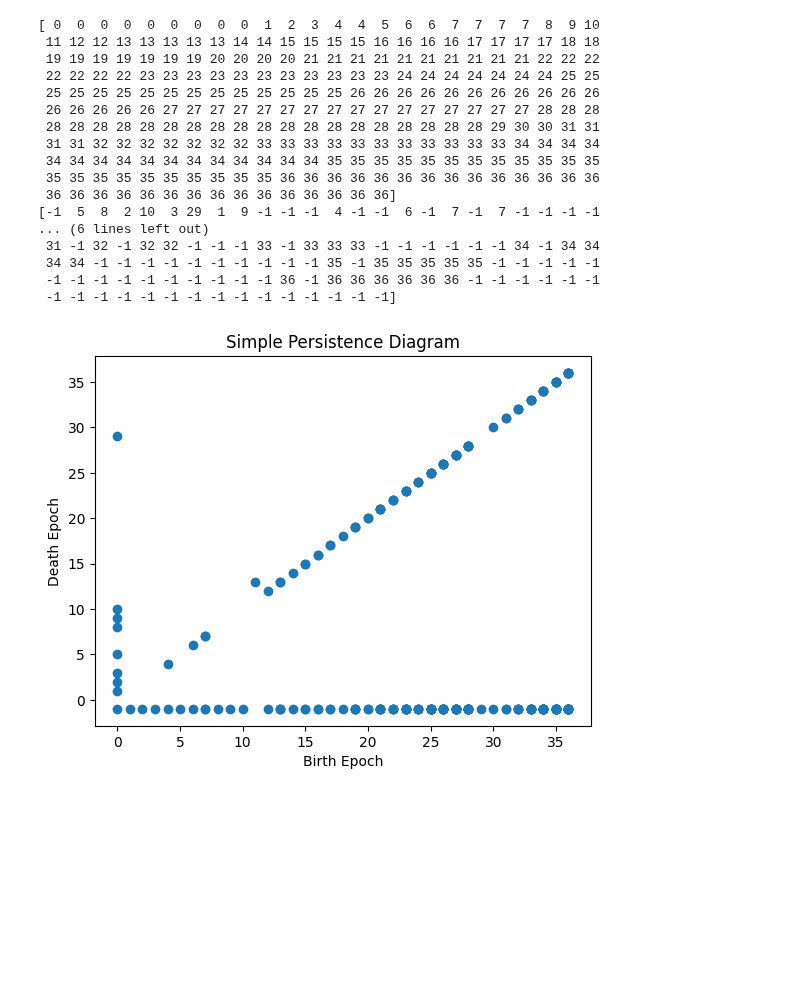
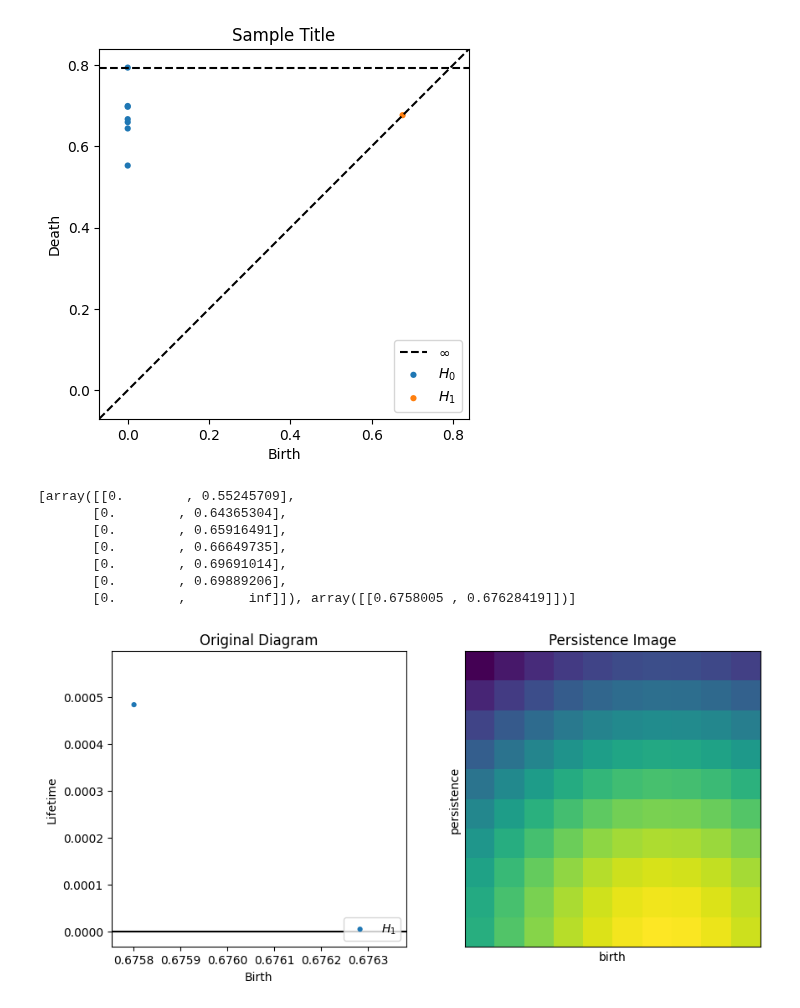
Before and after one commit to aguilin1/tda_ai_text_generation, a Jupyter notebook: tda_ai_text_detection.ipynb, the cells around one changed output. Cells and saved outputs as stored; diff of their text form; code cells hidden in the pictures; blank space fills up the shorter version.

Commit message:
added some initial persim functionality

```diff
--- a/tda_ai_text_detection.ipynb
+++ b/tda_ai_text_detection.ipynb
@@ -141,6 +133,7 @@ def run_evaluation(abstract_type, embedding_type):
   subplot = 1
   for i, embeddings in enumerate(batch_embeddings[0:6]):
     distances = angular_distance_matrix(embeddings)
+    # let's just call
     diagram = ripserFiltration(distances)
     bert_diagrams.append(diagram)
 
@@ -174,6 +167,7 @@ def run_mixed_encoding_evaluation(abstract_type, alpha, n):
 
 
   plt.show()
+  return distances
 
 run_evaluation('ai', 'bow')
 run_evaluation('human', 'bow')
@@ -181,7 +175,7 @@ run_evaluation('human', 'bow')
 run_evaluation('ai', 'bert')
 run_evaluation('human', 'bert')
 
-run_mixed_encoding_evaluation('ai', 0.5, 6)
+tempOutput = run_mixed_encoding_evaluation('ai', 0.5, 6)
 run_mixed_encoding_evaluation('ai', 0.2, 6)
 run_mixed_encoding_evaluation('human', 0.5, 6)
 run_mixed_encoding_evaluation('human', 0.2, 6)
@@ -202,3 +196,37 @@ Rips(maxdim=1, thresh=inf, coeff=2, do_cocycles=False, n_perm = None, verbose=Tr
+# %%
+import ripser
+import persim
+
+D = tempOutput
+persistenceDiagrams = ripser.ripser(D, distance_matrix=True)['dgms']
+persim.plot_diagrams(
+    persistenceDiagrams, show=True,
+    title=f"Sample Title"
+)
+
+from persim import PersistenceImager
+
+# how to set this pixel size correctly?
+pimager = PersistenceImager(pixel_size=0.1)
+
+# The `transform()` method can then be called on one or more (*,2) numpy arrays to generate persistence images from diagrams.
+persistenceImgs = pimager.transform(persistenceDiagrams[1:3])
+
+fig, axs = plt.subplots(1, 2, figsize=(10,5))
+axs[0].set_title("Original Diagram")
+persim.plot_diagrams(persistenceDiagrams[1:3],  lifetime=True, ax=axs[0], labels=["$H_1$", "$H_2$"])
+axs[1].set_title("Persistence Image")
+pimager.plot_image(persistenceImgs[0], ax=axs[1])
+# %% [output]
+[figure, added]
+[array([[0.        , 0.55245709],
+       [0.        , 0.64365304],
+       [0.        , 0.65916491],
+       [0.        , 0.66649735],
+       [0.        , 0.69691014],
+       [0.        , 0.69889206],
+       [0.        ,        inf]]), array([[0.6758005 , 0.67628419]])]
+[figure, added]
 # %%
 ## To wrap the array outputs for readability
 from IPython.display import HTML, display
@@ -212,41 +240,6 @@ def set_css():
   </style>
   '''))
 get_ipython().events.register('pre_run_cell', set_css)
-# %%
-# test plot of the birth and death data.
-import matplotlib.pyplot as plt
-print(birthEpoch)
-print(deathEpoch)
-
-# Create scatter plot
-plt.scatter(birthEpoch, deathEpoch)
-
-# Add title and labels
-plt.title('Simple Persistence Diagram')
-plt.xlabel('Birth Epoch')
-plt.ylabel('Death Epoch')
-
-# Show plot
-plt.show()
-# %% [output]
-[ 0  0  0  0  0  0  0  0  0  1  2  3  4  4  5  6  6  7  7  7  7  8  9 10
- 11 12 12 13 13 13 13 13 14 14 15 15 15 15 16 16 16 16 17 17 17 17 18 18
- 19 19 19 19 19 19 19 20 20 20 20 21 21 21 21 21 21 21 21 21 21 22 22 22
- 22 22 22 22 23 23 23 23 23 23 23 23 23 23 23 24 24 24 24 24 24 24 25 25
- 25 25 25 25 25 25 25 25 25 25 25 25 25 26 26 26 26 26 26 26 26 26 26 26
- 26 26 26 26 26 27 27 27 27 27 27 27 27 27 27 27 27 27 27 27 27 28 28 28
- 28 28 28 28 28 28 28 28 28 28 28 28 28 28 28 28 28 28 28 29 30 30 31 31
- 31 31 32 32 32 32 32 32 32 33 33 33 33 33 33 33 33 33 33 33 34 34 34 34
- 34 34 34 34 34 34 34 34 34 34 34 34 35 35 35 35 35 35 35 35 35 35 35 35
- 35 35 35 35 35 35 35 35 35 35 36 36 36 36 36 36 36 36 36 36 36 36 36 36
- 36 36 36 36 36 36 36 36 36 36 36 36 36 36 36]
-[-1  5  8  2 10  3 29  1  9 -1 -1 -1  4 -1 -1  6 -1  7 -1  7 -1 -1 -1 -1
-... (6 lines left out)
- 31 -1 32 -1 32 32 -1 -1 -1 33 -1 33 33 33 -1 -1 -1 -1 -1 -1 34 -1 34 34
- 34 34 -1 -1 -1 -1 -1 -1 -1 -1 -1 -1 35 -1 35 35 35 35 35 -1 -1 -1 -1 -1
- -1 -1 -1 -1 -1 -1 -1 -1 -1 -1 36 -1 36 36 36 36 36 36 -1 -1 -1 -1 -1 -1
- -1 -1 -1 -1 -1 -1 -1 -1 -1 -1 -1 -1 -1 -1 -1]
-[figure, removed]
 # %%
 # Gather 3 sets: human cases, AI cases, and test ("unknown") cases
 
```
Also changed, not shown: parts of 4 cells of this notebook.
